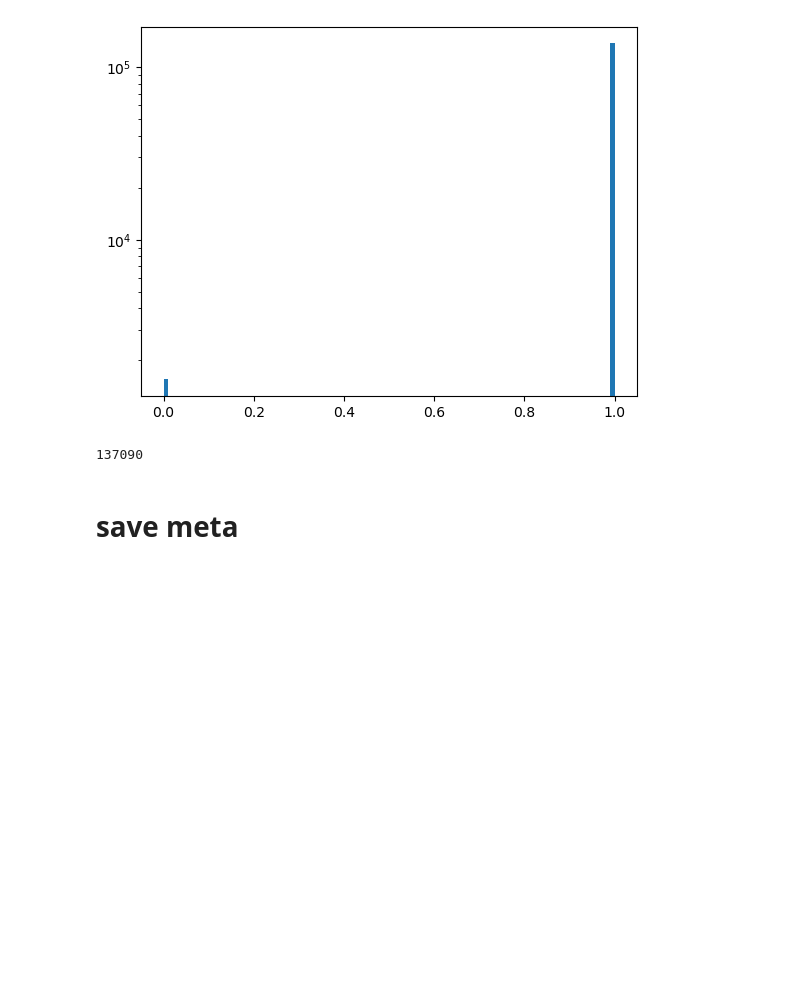
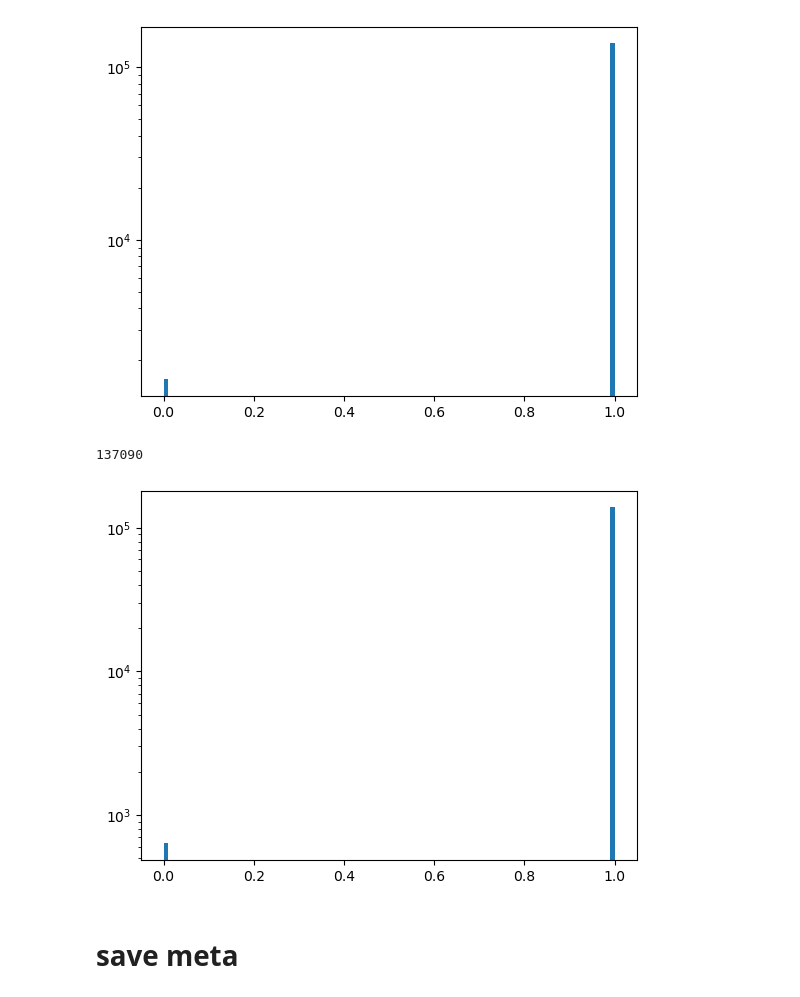
Before and after one commit to YijieYin/connectome_data_prep, a Jupyter notebook: FAFB/fafb_all_neuron.ipynb, the cells around one changed output. Saved outputs shown, nothing was run; the diff lists cells and outputs as text; code cells hidden in the pictures; blank space fills up the shorter version.

```diff
--- a/FAFB/fafb_all_neuron.ipynb
+++ b/FAFB/fafb_all_neuron.ipynb
@@ -608,6 +623,30 @@ col_sums_with_inversion = np.reciprocal(
 inprop = csc.multiply(col_sums_with_inversion)
 # and then reduce the precision to float32 to save memory
 inprop = inprop.astype(np.float32)
+# %%
+# calculate the total pre-synapses for each neuron
+total_pre = (
+    conn_full[conn_full.pre_pt_root_id.isin(nodes)]
+    .groupby("pre_pt_root_id")
+    .syn_count.sum()
+)
+
+# some neurons have no presynapses (receptors). Let's add those to total_pre with value of 0
+no_pre = nodes - set(total_pre.index)
+no_pre_dict = dict(zip(no_pre, np.zeros(len(no_pre), dtype=int)))
+total_pre = pd.concat([total_pre, pd.Series(no_pre_dict)])
+# re-order so that it matches order of nodes
+total_pre = total_pre.loc[sorted_nodes]
+
+# Handling division by zero in case some rows have a sum of zero
+# that is, where a neuron doesn't have incoming synapses
+row_sums_with_inversion = np.reciprocal(
+    total_pre.to_numpy().astype(float), where=total_pre.to_numpy() != 0
+)
+# Multiply each row by the inverse of its sum
+outprop = csc.multiply(row_sums_with_inversion[:, None])
+# and then reduce the precision to float32 to save memory
+outprop = outprop.astype(np.float32)
 # %%
 # histogram of connection strengths
 plt.hist(inprop.data)
@@ -628,6 +667,14 @@ plt.show()
 np.sum(colsums > 0.99)
 # %% [output]
 137090
+# %%
+# histogram of column sums
+rowsums = outprop.sum(axis=1)
+plt.hist(rowsums.A1, bins=100)
+plt.yscale("log")
+plt.show()
+# %% [output]
+[figure, added]
 # %%
 sp.sparse.save_npz(
     "../data/fafb_all_neuron/fafb_inprop_all_neuron.npz",
```
Also changed, not shown: parts of 4 cells of this notebook, 1 other file.
